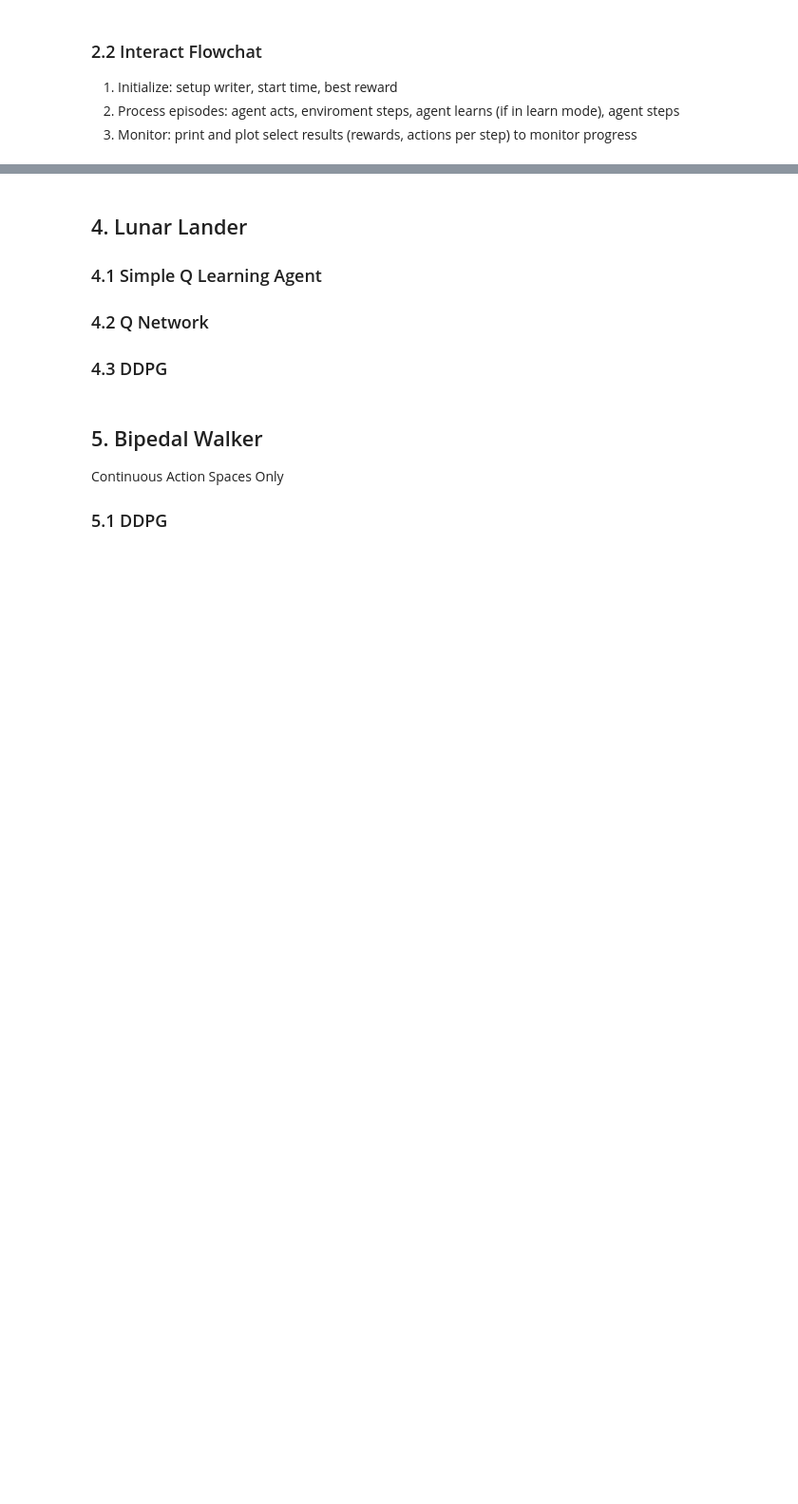
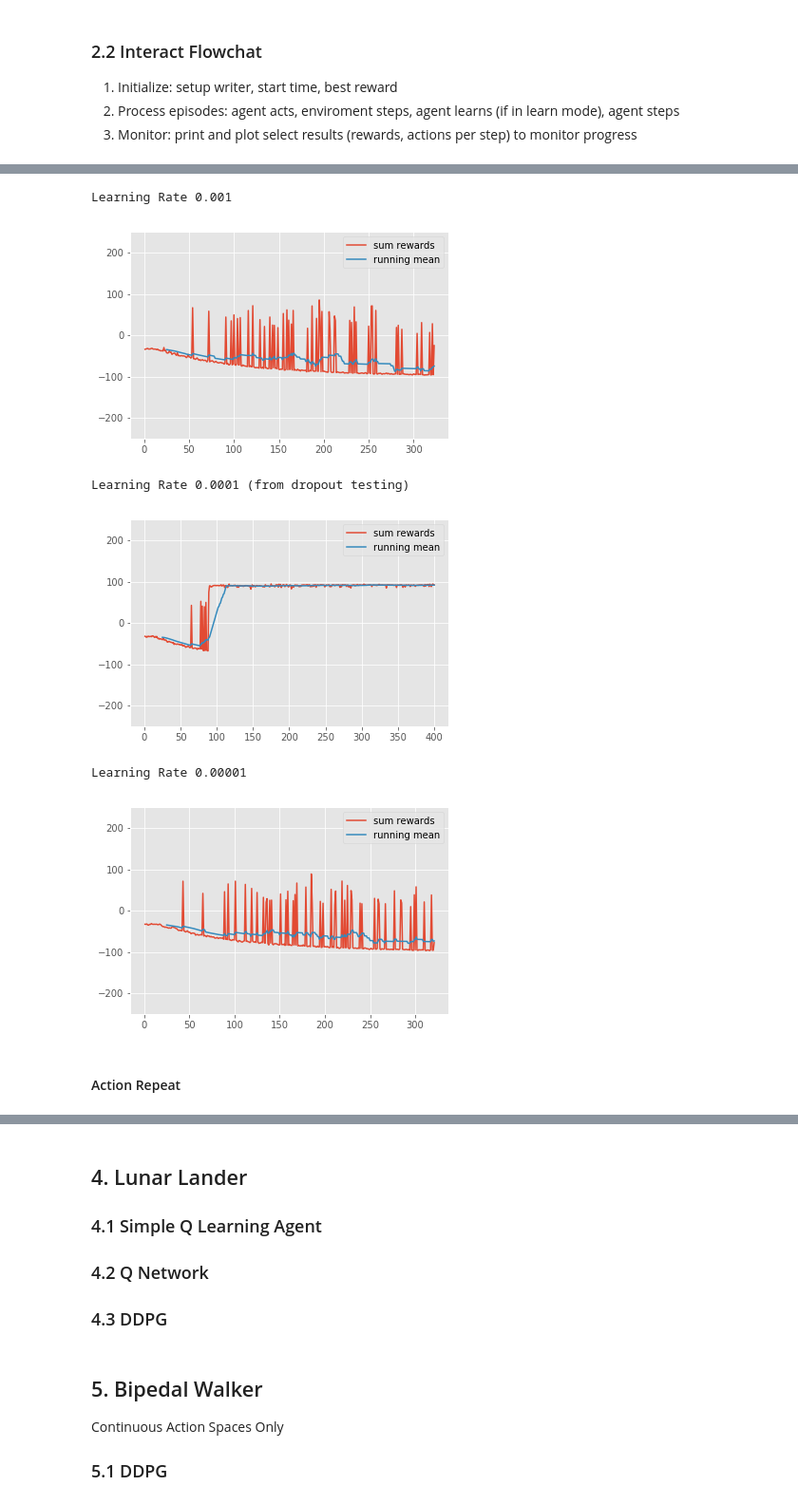
Before and after one commit to smmuzza/CapstoneProjectMLNanoDegree, a Jupyter notebook: CapstoneProjectReport.ipynb, the cells around one changed output, grey strips where cells are left out. Shown: that part at 95% size. Cells and saved outputs as stored; diff of their text form; code cells hidden in the pictures; blank space fills up the shorter version.

```diff
--- a/CapstoneProjectReport.ipynb
+++ b/CapstoneProjectReport.ipynb
@@ -893,0 +913,23 @@ What was learned about architecture and parameters based on these experiments?
+# %%
+from visuals import plot_score_from_file
+
+print("Learning Rate 0.001")
+dir = "results/MtClimberContinuous/learningrate/0.001/"
+plot_score_from_file(dir + "20190623190455MountainCarContinuous-v0_train.txt")
+
+print("Learning Rate 0.0001 (from dropout testing)")
+dir = "results/MtClimberContinuous/dropout/0.2/"
+plot_score_from_file(dir + "20190623181645MountainCarContinuous-v0_train.txt")
+
+print("Learning Rate 0.00001")
+dir = "results/MtClimberContinuous/learningrate/0.00001/"
+plot_score_from_file(dir + "20190623190506MountainCarContinuous-v0_train.txt")
+# %% [output]
+Learning Rate 0.001
+[figure, added]
+Learning Rate 0.0001 (from dropout testing)
+[figure, added]
+Learning Rate 0.00001
+[figure, added]
+# %% [markdown]
+#### Action Repeat
```
Also changed, not shown: parts of 38 cells of this notebook, 4 other files.
